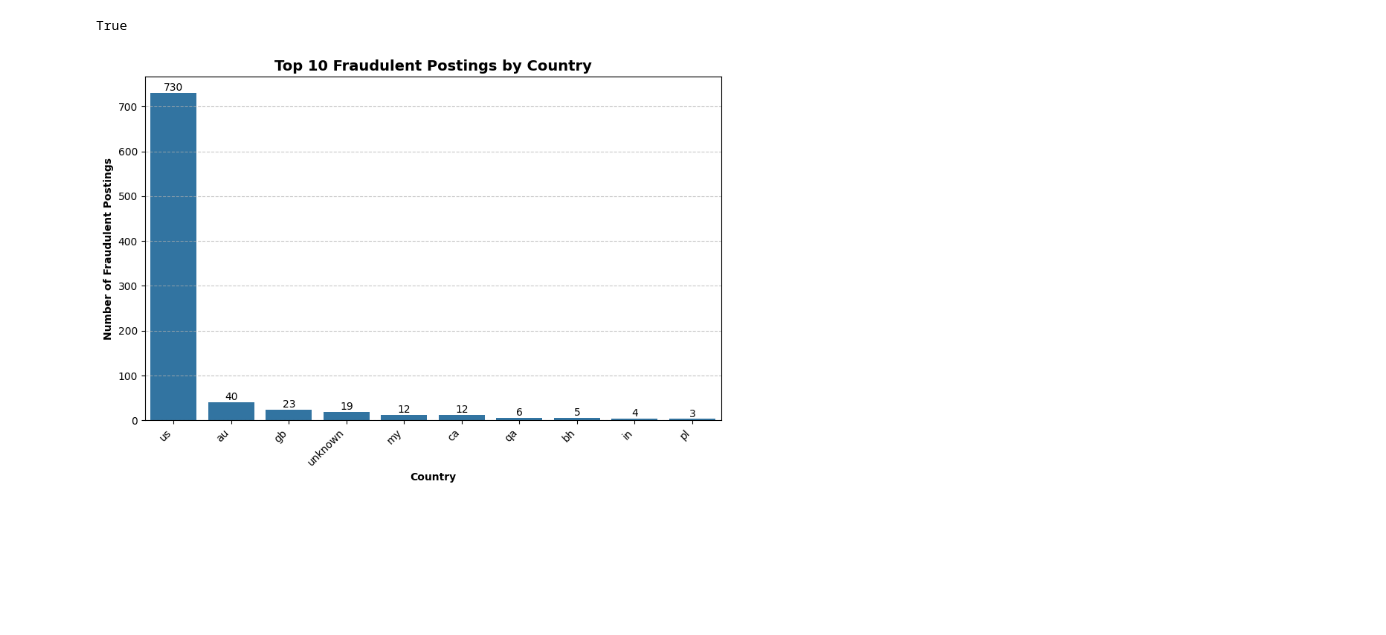
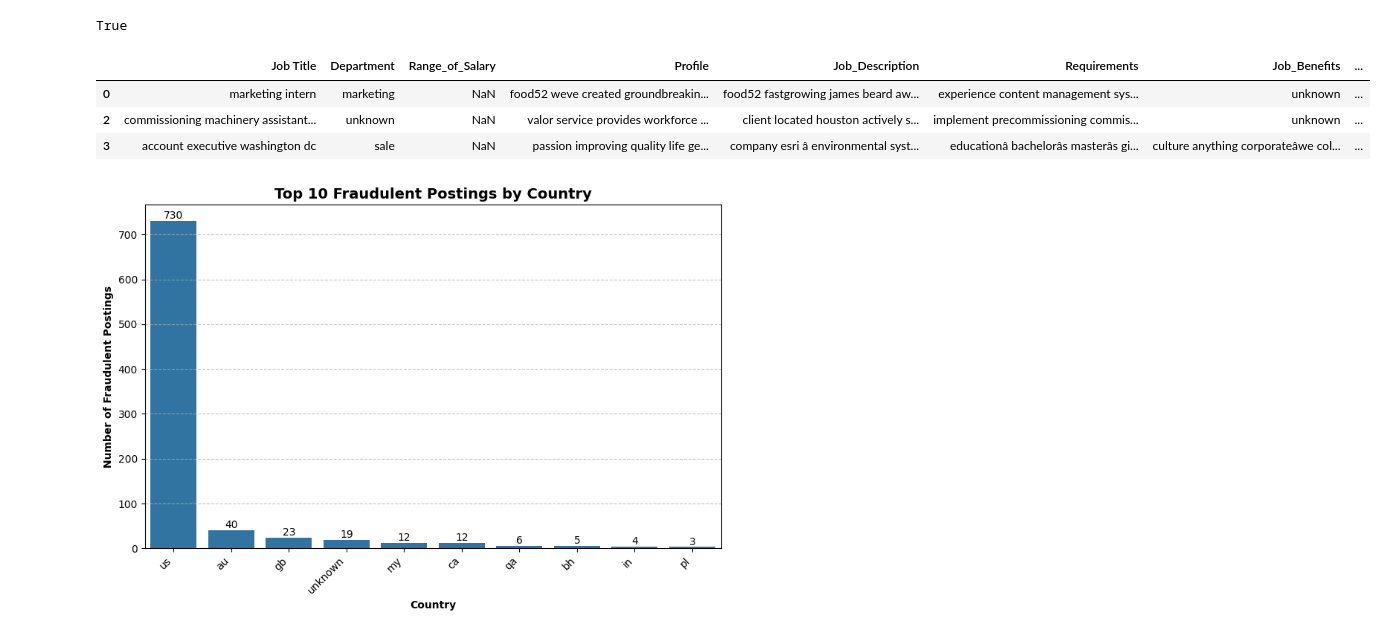
Before and after one commit to cheryltan17/DSA4263-Project, a Jupyter notebook: eda_ftr_eng/EDA.ipynb, the cells around one changed output. Cells and saved outputs as stored; diff of their text form; code cells hidden in the pictures; blank space fills up the shorter version.

```diff
--- a/eda_ftr_eng/EDA.ipynb
+++ b/eda_ftr_eng/EDA.ipynb
@@ -34,6 +34,13 @@ from data_preprocessing.preprocessing import preprocessing
 
 df_raw = pd.read_csv('../Data/Raw/Job_Frauds.csv', encoding='latin-1')
 df = preprocessing(df_raw)
+# %%
+df.head(3)
+# %% [output]
+|  | Job Title | Department | Range_of_Salary | Profile | Job_Description | Requirements | Job_Benefits | ... |
+| 0 | marketing intern | marketing | NaN | food52 weve created groundbreakin... | food52 fastgrowing james beard aw... | experience content management sys... | unknown | ... |
+| 2 | commissioning machinery assistant... | unknown | NaN | valor service provides workforce ... | client located houston actively s... | implement precommissioning commis... | unknown | ... |
+| 3 | account executive washington dc | sale | NaN | passion improving quality life ge... | company esri â environmental syst... | educationâ bachelorâs masterâs gi... | culture anything corporateâwe col... | ... |
 # %%
 # Top 10 countries with highest fradulent job posting
 
```
Also changed, not shown: parts of 4 cells of this notebook, 1 other file.
